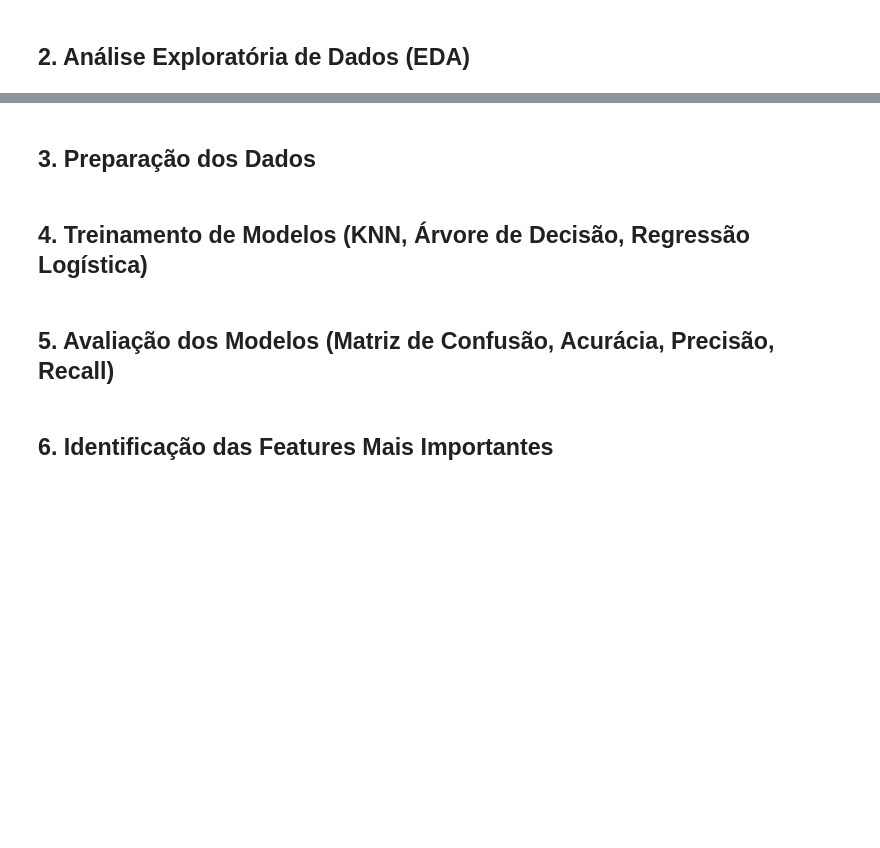
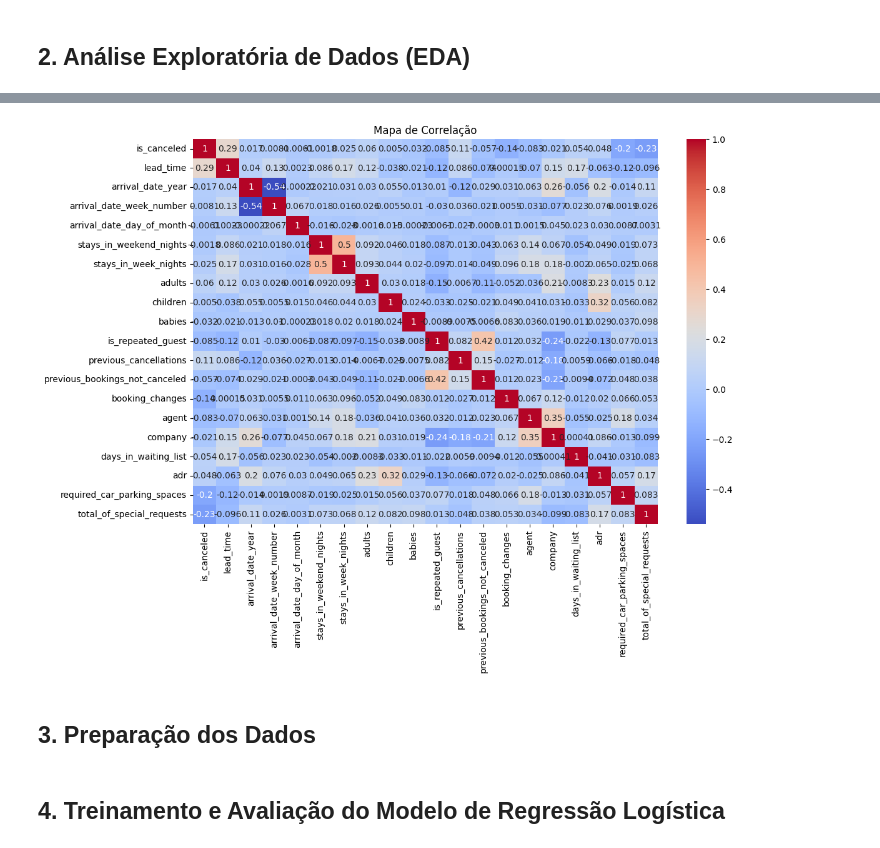
Before and after one commit to yagoprssantos/CienciaDados, a Jupyter notebook: EstudodeCaso/notebooks/EstudodeCaso2.ipynb, the cells around one changed output, grey strips where cells are left out. Cells and saved outputs as stored; diff of their text form; code cells hidden in the pictures; blank space fills up the shorter version.

```diff
--- a/EstudodeCaso/notebooks/EstudodeCaso2.ipynb
+++ b/EstudodeCaso/notebooks/EstudodeCaso2.ipynb
@@ -11,3 +114,11 @@
+# %%
+# Heatmap da correlação
+plt.figure(figsize=(12, 8))
+sns.heatmap(numeric_data.corr(), annot=True, cmap='coolwarm')
+plt.title('Mapa de Correlação')
+plt.show()
+# %% [output]
+[figure, added]
 # %% [markdown]
 ## 3. Preparação dos Dados
 # %%
@@ -15,2 +142,2 @@
 # %% [markdown]
-## 4. Treinamento de Modelos (KNN, Árvore de Decisão, Regressão Logística)
+## 4. Treinamento e Avaliação do Modelo de Regressão Logística
@@ -19,2 +143,0 @@
-# %% [markdown]
-## 5. Avaliação dos Modelos (Matriz de Confusão, Acurácia, Precisão, Recall)
@@ -23,2 +143,0 @@
-# %% [markdown]
-## 6. Identificação das Features Mais Importantes
```
Also changed, not shown: parts of 30 cells of this notebook, 1 other file.
